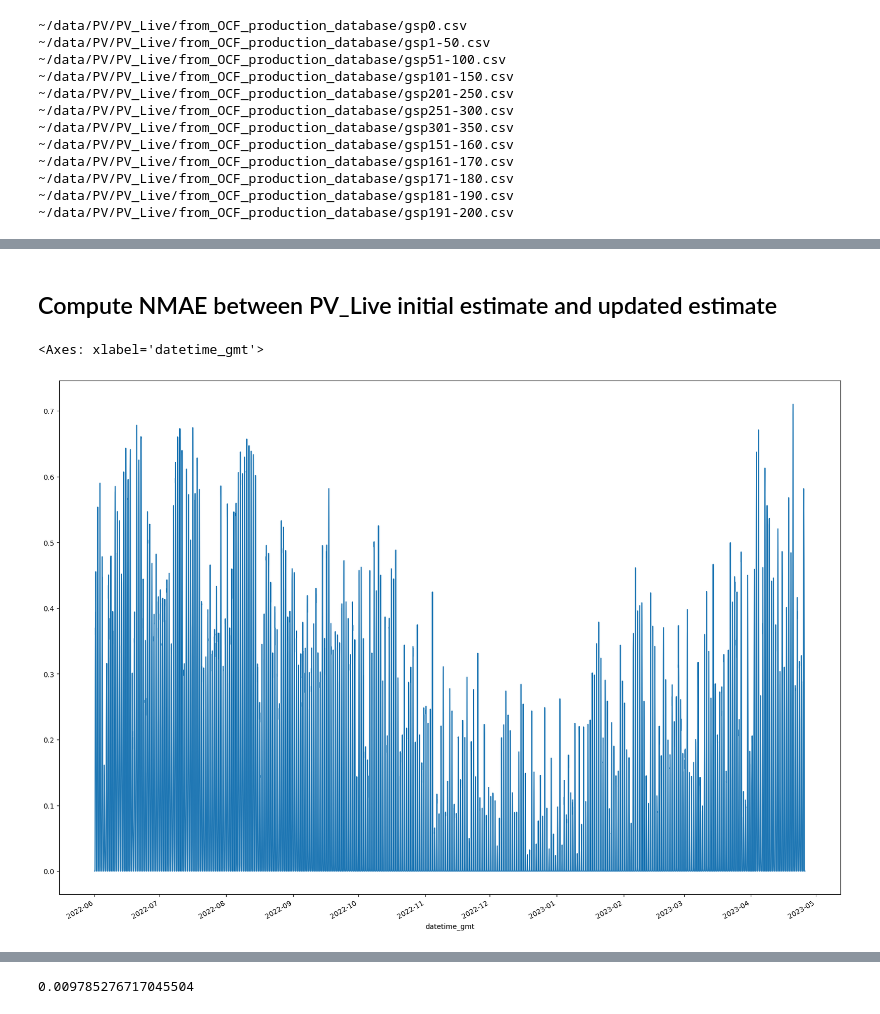
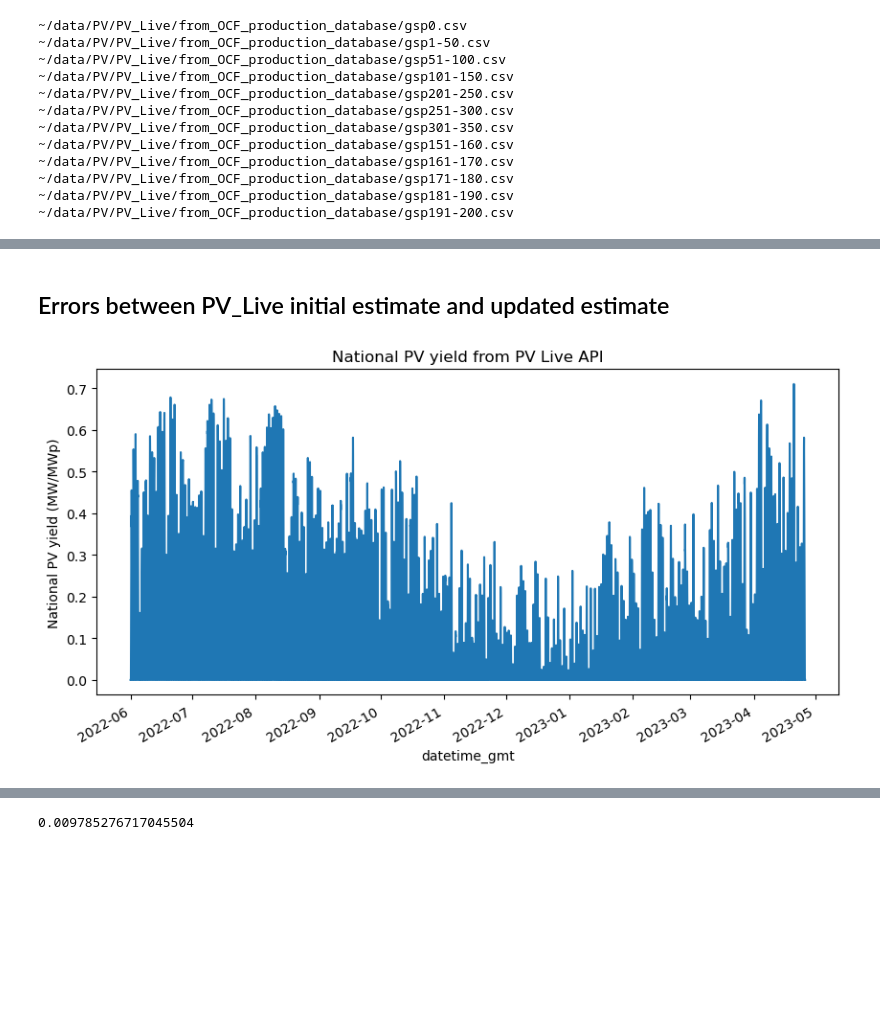
Before and after one commit to openclimatefix/analysis_of_pv_live, a Jupyter notebook: notebooks/plot_error_between_intraday_PV_Live_and_updated_PV_Live.ipynb, the cells around one changed output, grey strips where cells are left out. Cells and saved outputs as stored; diff of their text form; code cells hidden in the pictures; blank space fills up the shorter version.

```diff
--- a/notebooks/plot_error_between_intraday_PV_Live_and_updated_PV_Live.ipynb
+++ b/notebooks/plot_error_between_intraday_PV_Live_and_updated_PV_Live.ipynb
@@ -245,11 +245,14 @@ ax.set_xlim([
 # %% [markdown]
-## Compute NMAE between PV_Live initial estimate and updated estimate
+## Errors between PV_Live initial estimate and updated estimate
+# %%
+plt.rcParams['figure.figsize'] = [10, 5]
 # %%
 national_yield_from_pv_live_api = national_from_pv_live_api.generation_mw / national_from_pv_live_api.installedcapacity_mwp
-national_yield_from_pv_live_api.plot()
+ax = national_yield_from_pv_live_api.plot()
+ax.set_title("National PV yield from PV Live API")
+ax.set_ylabel("National PV yield (MW/MWp)");
 # %% [output]
-<Axes: xlabel='datetime_gmt'>
-[figure, old version]
+[figure, new version]
 # %%
 def get_initial_estimate_of_national_yield_from_ocf_prod_db(df: pd.DataFrame) -> pd.Series:
     in_day_national_gw = pvl_gsp_gw_from_ocf_prod_db.query("gsp_id == 0 and regime == 'in-day'")
```
Also changed, not shown: parts of 19 cells of this notebook.
